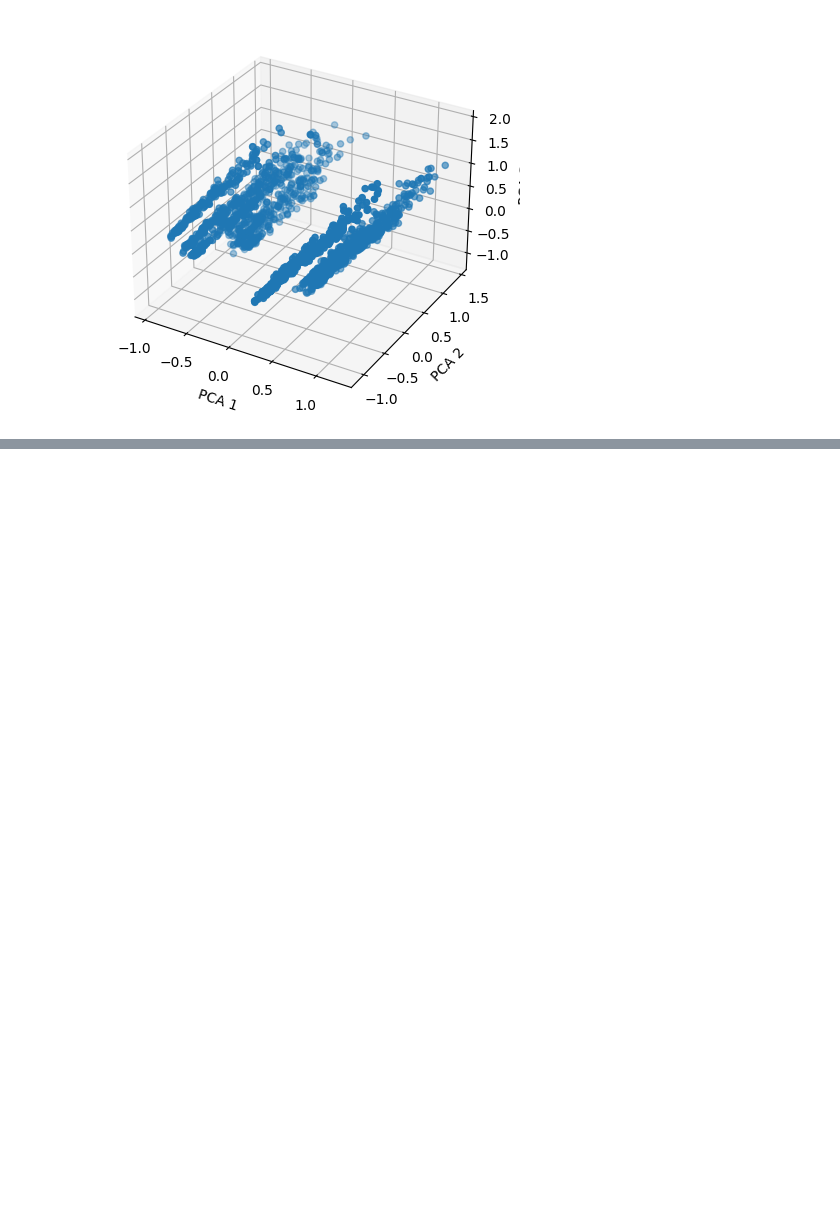
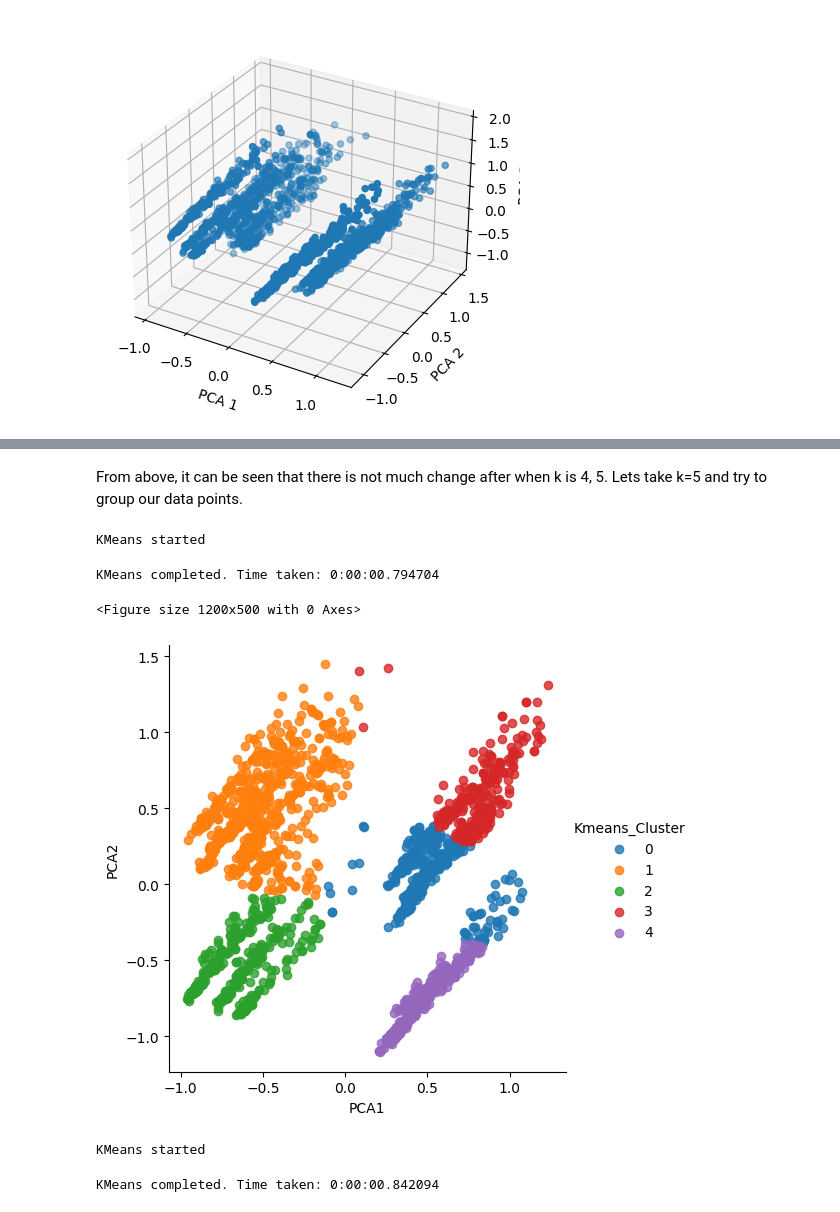
Before and after one commit to parikshitshinge/customer-personality-segmentation, a Jupyter notebook: notebooks/02 - Segmentation.ipynb, the cells around one changed output, grey strips where cells are left out. Saved outputs shown, nothing was run; the diff lists cells and outputs as text; code cells hidden in the pictures; blank space fills up the shorter version.

```diff
--- a/notebooks/02 - Segmentation.ipynb
+++ b/notebooks/02 - Segmentation.ipynb
@@ -182,0 +209,33 @@ plt.show()
+# %% [markdown]
+From above, it can be seen that there is not much change after when k is 4, 5. Lets take k=5 and try to group our data points.
+# %%
+start = datetime.now()
+n_cluster = 5
+print("KMeans started")
+kmeans = KMeans(n_clusters=n_cluster)
+kmeans.fit(data_pca)
+print("KMeans completed. Time taken: {0}".format(datetime.now()-start))
+labels = kmeans.labels_
+data_pca['Kmeans_Cluster'] = labels
+# %% [output]
+KMeans started
+KMeans completed. Time taken: 0:00:00.794704
+# %%
+fig = plt.figure(figsize=(12,5))
+sns.lmplot(data=data_pca, x='PCA1', y='PCA2', hue='Kmeans_Cluster', fit_reg=False)
+plt.show()
+# %% [output]
+<Figure size 1200x500 with 0 Axes>
+[figure, added]
+# %%
+start = datetime.now()
+n_cluster = 5
+print("KMeans started")
+kmeans = KMeans(n_clusters=n_cluster)
+kmeans.fit(data)
+print("KMeans completed. Time taken: {0}".format(datetime.now()-start))
+labels = kmeans.labels_
+data['Kmeans_Cluster'] = labels
+# %% [output]
+KMeans started
+KMeans completed. Time taken: 0:00:00.842094
```
Also changed, not shown: parts of 15 cells of this notebook.
